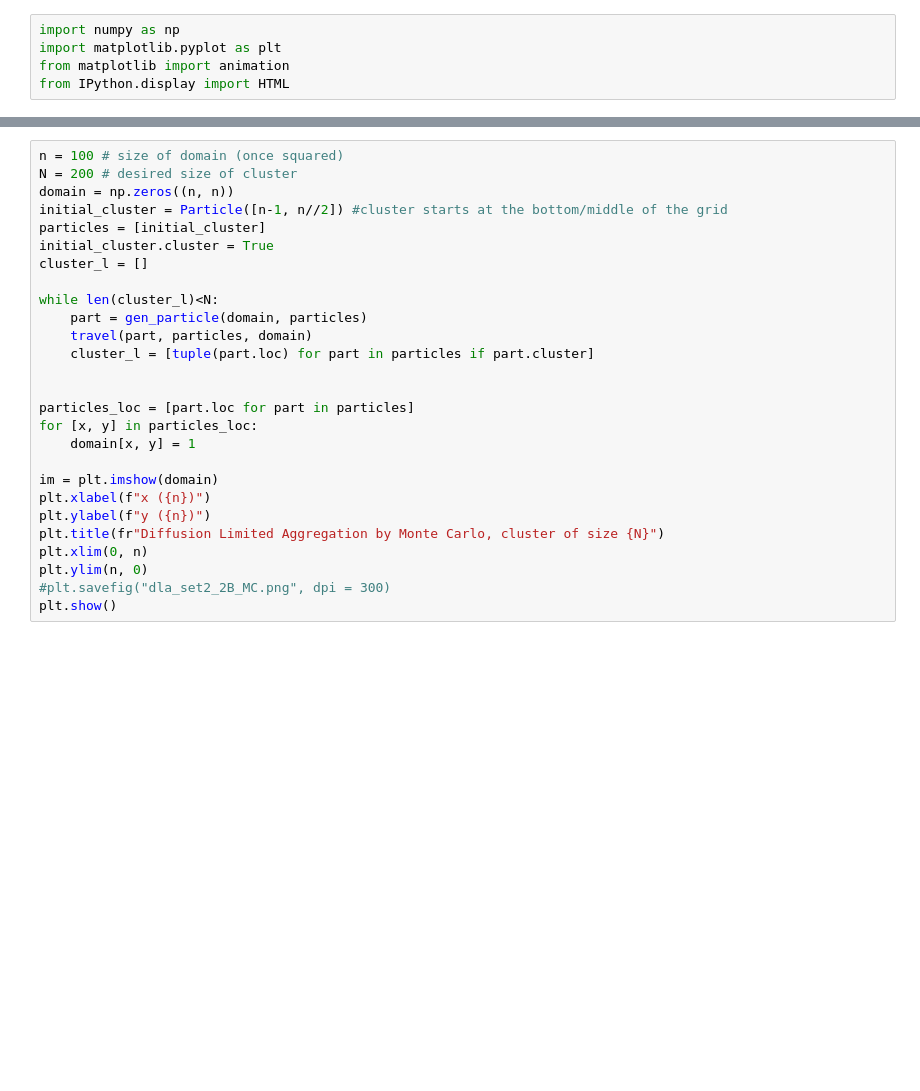
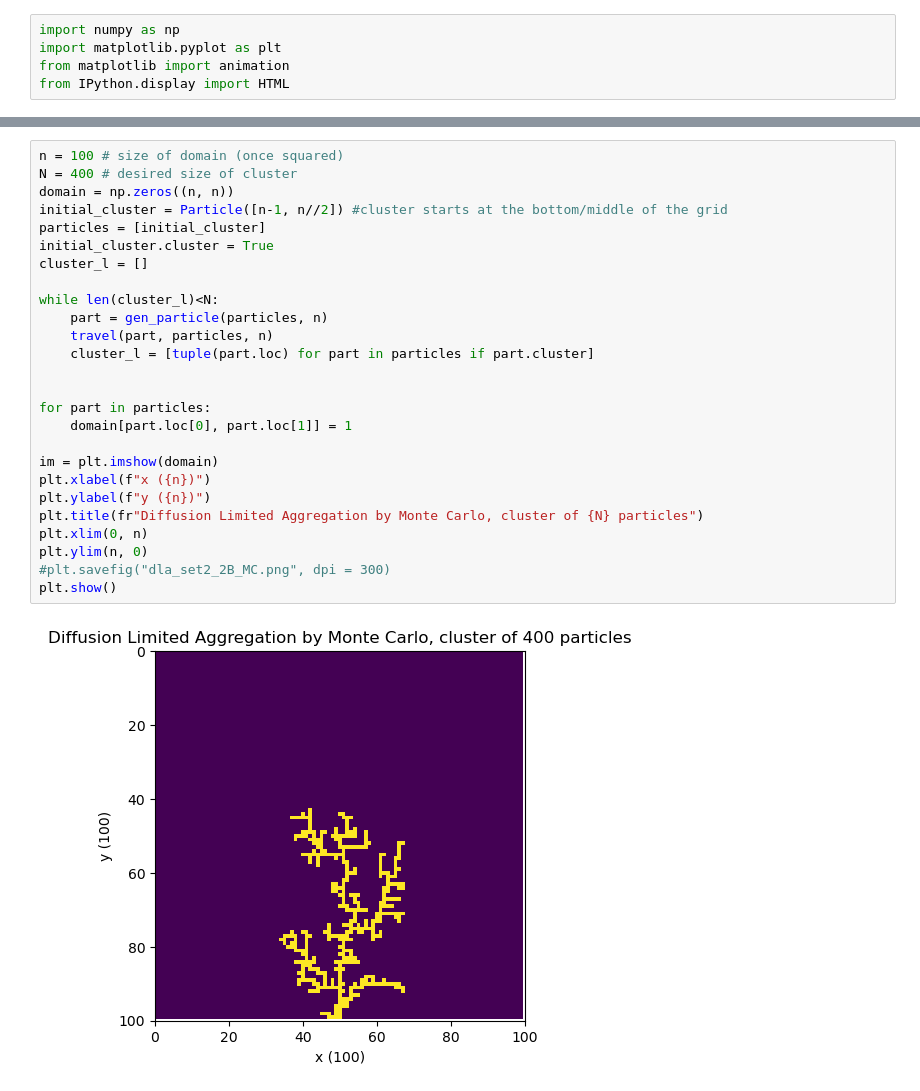
Before and after one commit to RSlanjouw/Scientific-Computing, a Jupyter notebook: Assignment2/2.1/Balthazar2B.ipynb, the cells around one changed output, grey strips where cells are left out. Saved outputs shown, nothing was run; the diff lists cells and outputs as text; blank space fills up the shorter version.

```diff
--- a/Assignment2/2.1/Balthazar2B.ipynb
+++ b/Assignment2/2.1/Balthazar2B.ipynb
@@ -78,27 +91,28 @@ def gen_particle(domain, particles):
 # %%
 n = 100 # size of domain (once squared)
-N = 200 # desired size of cluster
+N = 400 # desired size of cluster
 domain = np.zeros((n, n))
 initial_cluster = Particle([n-1, n//2]) #cluster starts at the bottom/middle of the grid
 particles = [initial_cluster]
 initial_cluster.cluster = True
 cluster_l = []
 
 while len(cluster_l)<N:
-    part = gen_particle(domain, particles)
-    travel(part, particles, domain)
+    part = gen_particle(particles, n)
+    travel(part, particles, n)
     cluster_l = [tuple(part.loc) for part in particles if part.cluster]
 
 
-particles_loc = [part.loc for part in particles]
-for [x, y] in particles_loc:
-    domain[x, y] = 1
+for part in particles:
+    domain[part.loc[0], part.loc[1]] = 1
 
 im = plt.imshow(domain)
 plt.xlabel(f"x ({n})")
 plt.ylabel(f"y ({n})")
-plt.title(fr"Diffusion Limited Aggregation by Monte Carlo, cluster of size {N}")
+plt.title(fr"Diffusion Limited Aggregation by Monte Carlo, cluster of {N} particles")
 plt.xlim(0, n)
 plt.ylim(n, 0)
 #plt.savefig("dla_set2_2B_MC.png", dpi = 300)
 plt.show()
+# %% [output]
+[figure, added]
```
Also changed, not shown: parts of 2 cells of this notebook, 3 other files.
